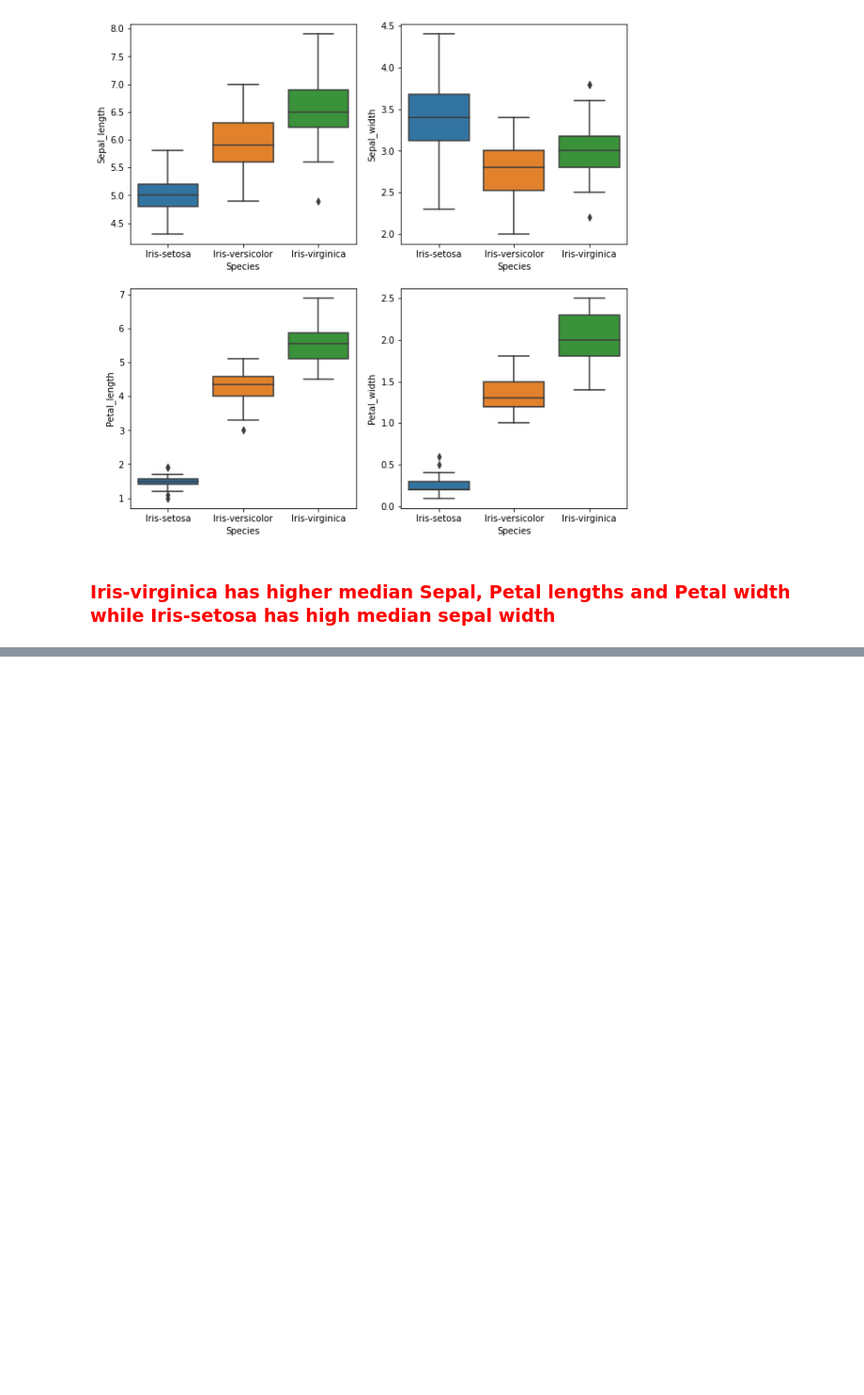
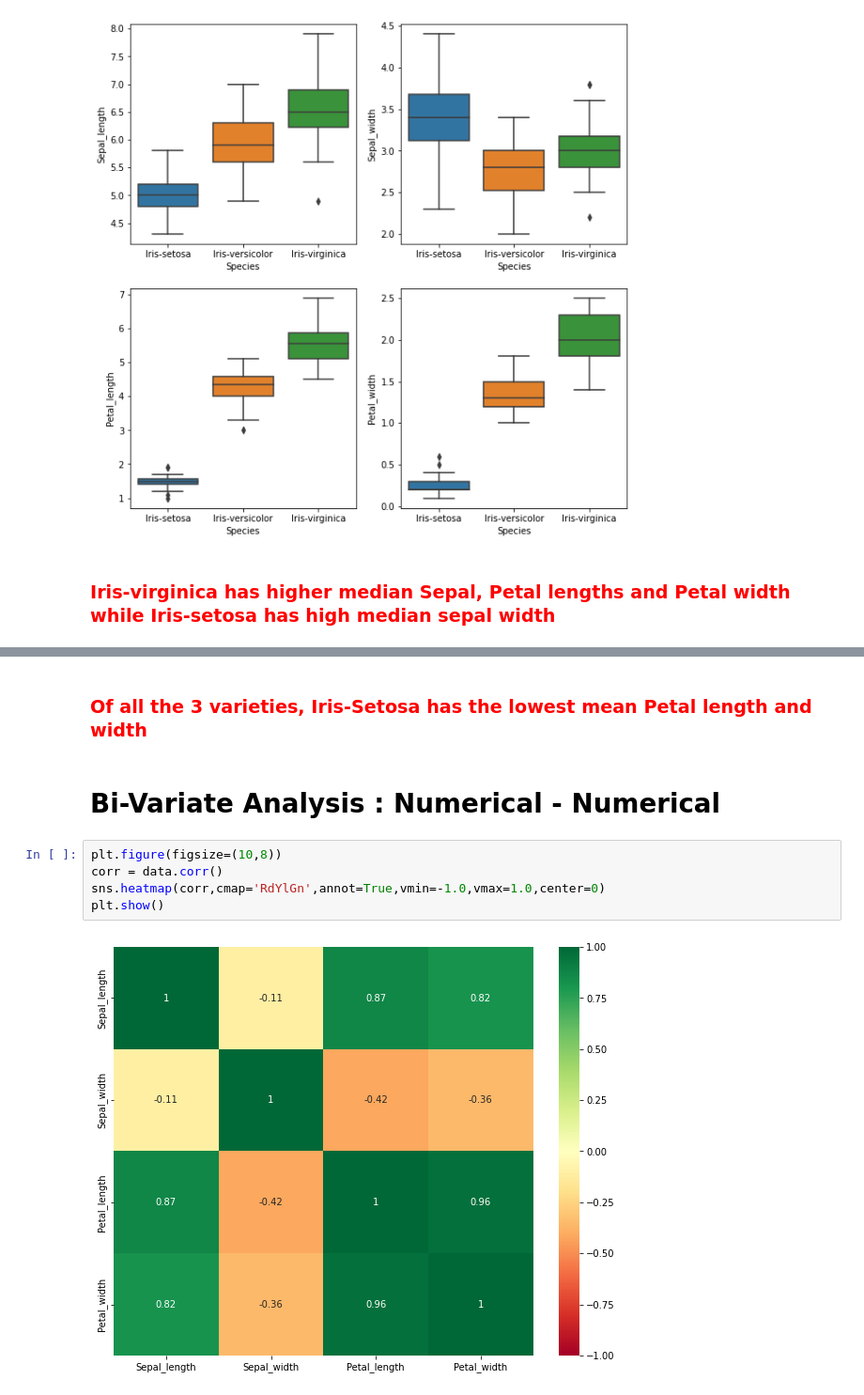
Before and after one commit to Prasadbale/EDA, a Jupyter notebook: iris-eda.ipynb, the cells around one changed output, grey strips where cells are left out. Shown at 94% size. Saved outputs shown, nothing was run; the diff lists cells and outputs as text; blank space fills up the shorter version.

```diff
--- a/iris-eda.ipynb
+++ b/iris-eda.ipynb
@@ -106,0 +126,11 @@ plt.show()
+# %% [markdown]
+### <font color = red> Of all the 3 varieties, Iris-Setosa has the lowest mean Petal length and width </font>
+# %% [markdown]
+# Bi-Variate Analysis : Numerical - Numerical
+# %%
+plt.figure(figsize=(10,8))
+corr = data.corr()
+sns.heatmap(corr,cmap='RdYlGn',annot=True,vmin=-1.0,vmax=1.0,center=0)
+plt.show()
+# %% [output]
+[figure, added]
```
Also changed, not shown: parts of 6 cells of this notebook.
